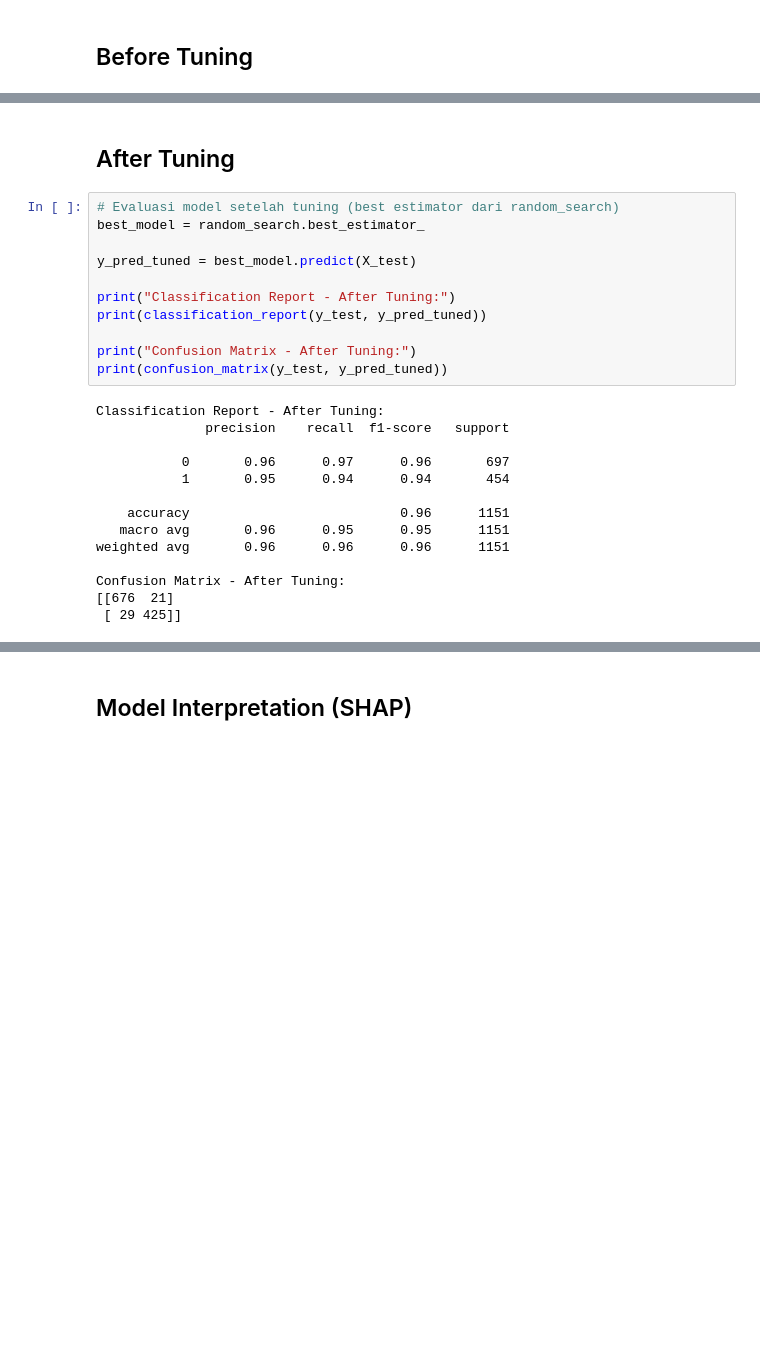
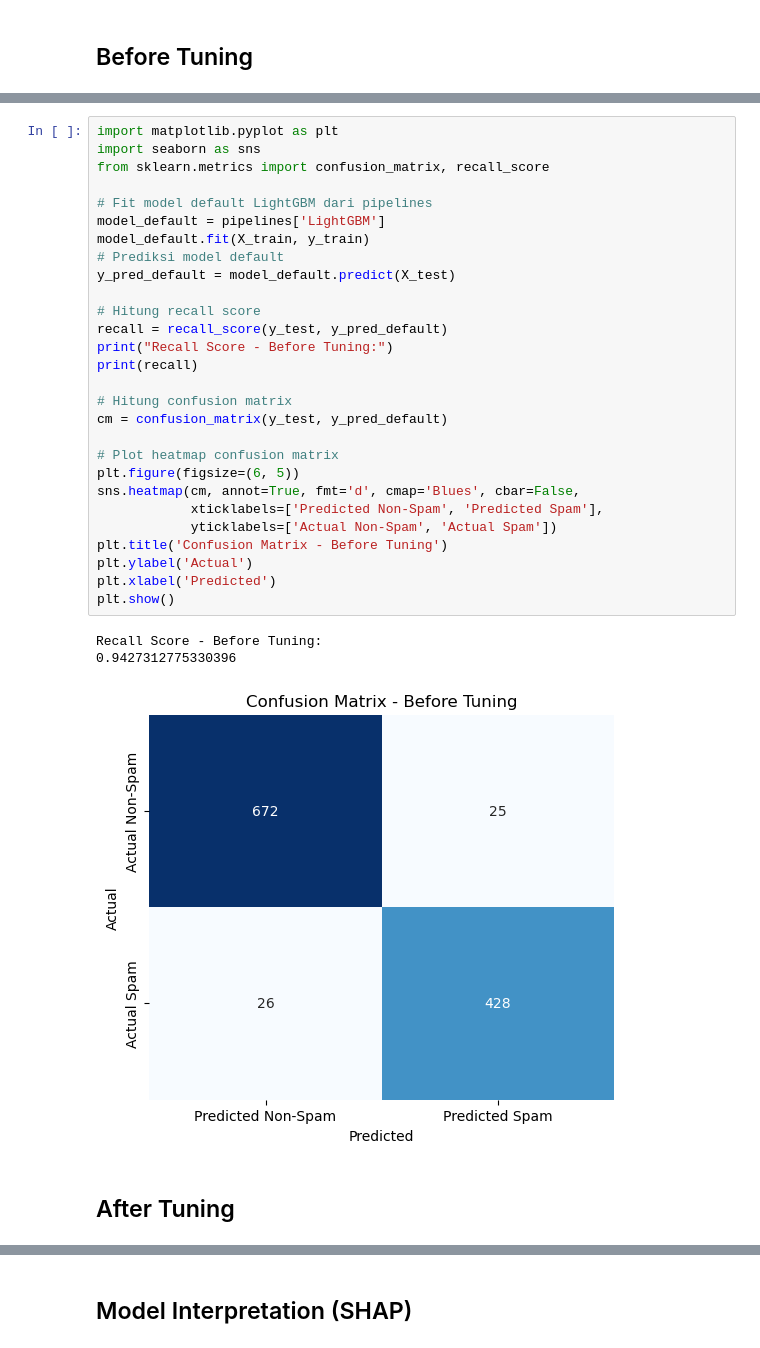
Before and after one commit to hansdarmawann/spambase-lgbm, a Jupyter notebook: spb_hd.ipynb, the cells around one changed output, grey strips where cells are left out. Cells and saved outputs as stored; diff of their text form; blank space fills up the shorter version.

Commit message:
Heatmap the confusion matrix

```diff
--- a/spb_hd.ipynb
+++ b/spb_hd.ipynb
@@ -542,27 +515,34 @@ Confusion Matrix - Before Tuning:
-# %% [markdown]
-## After Tuning
-# %%
-# Evaluasi model setelah tuning (best estimator dari random_search)
-best_model = random_search.best_estimator_
-
-y_pred_tuned = best_model.predict(X_test)
-
-print("Classification Report - After Tuning:")
-print(classification_report(y_test, y_pred_tuned))
-
-print("Confusion Matrix - After Tuning:")
-print(confusion_matrix(y_test, y_pred_tuned))
-# %% [output]
-Classification Report - After Tuning:
-              precision    recall  f1-score   support
-
-           0       0.96      0.97      0.96       697
-           1       0.95      0.94      0.94       454
-
-    accuracy                           0.96      1151
-   macro avg       0.96      0.95      0.95      1151
-weighted avg       0.96      0.96      0.96      1151
-
-Confusion Matrix - After Tuning:
-[[676  21]
- [ 29 425]]
+# %%
+import matplotlib.pyplot as plt
+import seaborn as sns
+from sklearn.metrics import confusion_matrix, recall_score
+
+# Fit model default LightGBM dari pipelines
+model_default = pipelines['LightGBM']
+model_default.fit(X_train, y_train)
+# Prediksi model default
+y_pred_default = model_default.predict(X_test)
+
+# Hitung recall score
+recall = recall_score(y_test, y_pred_default)
+print("Recall Score - Before Tuning:")
+print(recall)
+
+# Hitung confusion matrix
+cm = confusion_matrix(y_test, y_pred_default)
+
+# Plot heatmap confusion matrix
+plt.figure(figsize=(6, 5))
+sns.heatmap(cm, annot=True, fmt='d', cmap='Blues', cbar=False,
+            xticklabels=['Predicted Non-Spam', 'Predicted Spam'],
+            yticklabels=['Actual Non-Spam', 'Actual Spam'])
+plt.title('Confusion Matrix - Before Tuning')
+plt.ylabel('Actual')
+plt.xlabel('Predicted')
+plt.show()
+# %% [output]
+Recall Score - Before Tuning:
+0.9427312775330396
+[figure, added]
+# %% [markdown]
+## After Tuning
```
Also changed, not shown: parts of 8 cells of this notebook, 1 other file.
